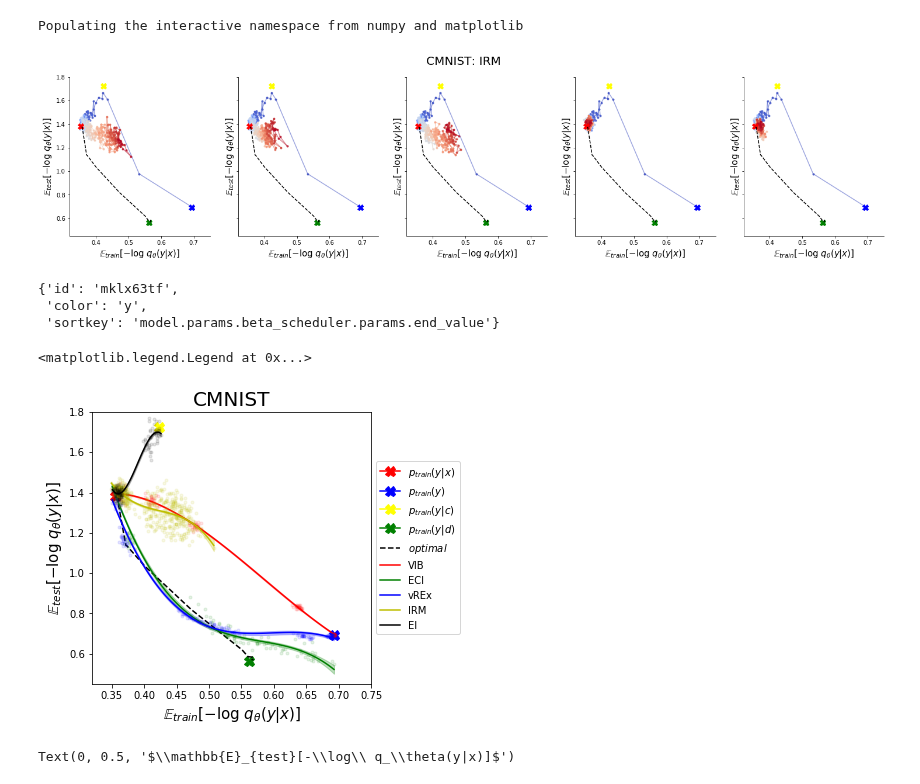
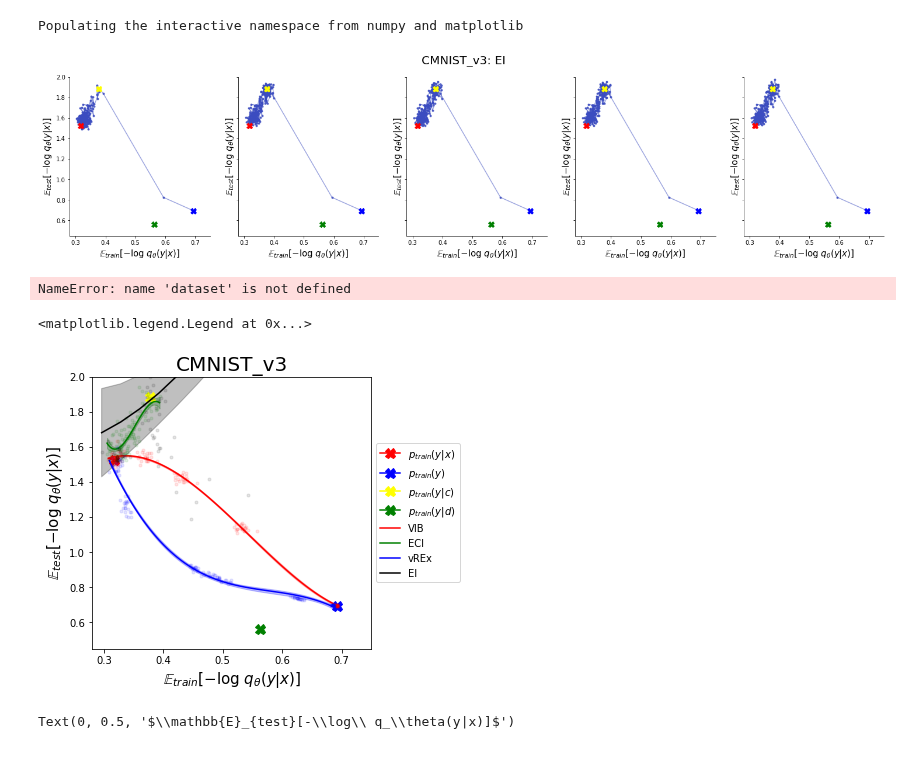
Before and after one commit to mfederici/JADE, a Jupyter notebook: results.ipynb, the cells around one changed output. Drawn from its saved outputs; the diff is of its cells as text; code cells hidden in the pictures.

Commit message:
CMNIST configuration update

```diff
--- a/results.ipynb
+++ b/results.ipynb
@@ -40,6 +40,13 @@ sweeps = {
         'vREx':{'id':'7jxcnbit', 'color':'b','sortkey':'model.params.beta_scheduler.params.end_value'},
         'EI':{'id':'965r8yyo', 'color':'k', 'sortkey':'model.params.beta_scheduler.params.end_value'}, #increase adv-steps
         #'ERM': {'id':'57ztrhmp', 'color':'purple', 'sortkey':'model.params.beta_scheduler.params.end_value'},
+    },
+    'CMNIST_v3':
+    {
+        'VIB':{'id':'faw3adou', 'color':'r', 'sortkey':'model.params.beta_scheduler.params.end_value'},
+        'ECI':{'id':'x1ojtoab', 'color':'g', 'sortkey':'model.params.beta_scheduler.params.end_value'},
+        'vREx':{'id':'jp0symme', 'color':'b','sortkey':'model.params.beta_scheduler.params.end_value'},
+        'EI':{'id':'asta04qs', 'color':'k', 'sortkey':'model.params.beta_scheduler.params.end_value'},
     },
     'SpeechCommands':{
         #'ERM': {'id':'feb2qdue', 'color':'r', 'sortkey':'model.encoder.dropout'},
@@ -103,6 +110,26 @@ def sample_data(run, samples=None, consider_last=None):
              'step': r['_step']} for r in h if 'test_ce' in r]
     return pd.DataFrame(data)
 
+
+def _get_last_data(run, consider_last=None):
+        if consider_last is None:
+            h = run.scan_history()
+        else:
+            min_step = run.lastHistoryStep-consider_last
+            h = run.scan_history(min_step=min_step)
+        data = [{'train':r['CE(train_t0)'],
+                 'test':r['CE(test_t1)'],
+                 'step': r['_step']} for r in h if 'CE(test_t1)' in r]
+        return pd.DataFrame(data)
+
+def _sample_data(run, samples=None, consider_last=None):
+    h = run.history(samples=samples, pandas=False)
+
+    data = [{'train':r['CE(train_t0)'],
+             'test':r['CE(test_t1)'],
+             'step': r['_step']} for r in h if 'CE(test_t1)' in r]
+    return pd.DataFrame(data)
+
 process_run = {
     'CMNIST': {
         'get_last': get_last_mixed_data,
@@ -114,6 +141,11 @@ process_run = {
         'get_all': get_last_data,
         'sample': sample_data
     },
+    'CMNIST_v3': {
+        'get_last': _get_last_data,
+        'get_all': _get_last_data,
+        'sample': _sample_data
+    },
     'SpeechCommands': {
         'get_last': get_last_data,
         'get_all': get_last_data,
@@ -328,8 +400,8 @@ def decorate_plot(config, ax):
     ax.set_xlabel('$\\mathbb{E}_{train}[-\\log\\ q_\\theta(y|x)]$', size=15)
     ax.set_ylabel('$\\mathbb{E}_{test}[-\\log\\ q_\\theta(y|x)]$', size=15)
 # %%
-dataset = 'CMNIST'
-model = 'IRM'
+dataset = 'CMNIST_v3'
+model = 'EI'
 
 sweep = api.sweep('causal-mib/%s'%sweeps[dataset][model]['id'])
 
@@ -363,7 +435,8 @@ for j,run in enumerate(tqdm(runs)):
         ax[j].set_title('%s= %f'%(title_name, run.config[title_param]))
 
     run_data = process_run[dataset]['get_all'](run)
-    colors = np.array([cmap(v/run_data['step'].values.max()) for v in run_data['step'].values])
+    colors = np.array([cmap(v/run_data['step'].values.max()//2) for v in run_data['step'].values[:len(run_data['step'].values)//2]])
+
 
     for i in range(len(colors)):
         ax[j].plot(run_data['train'][i], run_data['test'][i],'.',color=colors[i], alpha=0.8)
@@ -377,13 +450,11 @@ for j,run in enumerate(tqdm(runs)):
 
 #ax[-1].legend(fontsize=12)
 # %% [output]
-[figure, old version]
+[figure, new version]
 # %%
 sweeps[dataset][model]
 # %% [output]
-{'id': 'mklx63tf',
- 'color': 'y',
- 'sortkey': 'model.params.beta_scheduler.params.end_value'}
+NameError: name 'dataset' is not defined
 # %%
 
 
@@ -442,39 +513,39 @@ def plot_sweep_result(runs, get_last_run_data, sortkey, ax, uncertainty_alpha=0.
 consider_last = 5000
 
 
-datasets = ['CMNIST']#, 'CMNIST_v2']
+datasets = [ 'CMNIST_v3']
 #datasets = ['SpeechCommands']
 
 f, ax = plt.subplots(1,len(datasets),figsize=(5*len(datasets),5))
 if len(datasets)==1:
     ax=[ax]
 
 for i, dataset in enumerate(tqdm(datasets)):
     decorate_plot(t_results[dataset], ax[i])
 
 
     for sweep_name, sweep_data in tqdm(sweeps[dataset].items()):
         sweep = api.sweep('causal-mib/%s' % sweep_data['id'])
 
         select = None
         if 'select' in sweeps[dataset][sweep_name]:
             select = sweeps[dataset][sweep_name]['select']
             runs = [run for run in sweep.runs if run.config[select['name']] == select['value']]
         else:
             runs = sweep.runs
 
         plot_sweep_result(runs, process_run[dataset]['get_last'],
                           sortkey=sweep_data['sortkey'], ax=ax[i],
 
                           color=sweep_data['color'],
                           label=sweep_name, consider_last=consider_last)
 
 
     ax[i].set_title(dataset, size=20)
 ax[-1].legend(loc='center left', bbox_to_anchor=(1, 0.5))
 # %% [output]
 <matplotlib.legend.Legend at 0x...>
-[figure, old version]
+[figure, new version]
 # %%
 f, ax = plt.subplots(1,1)
 
```
Also changed, not shown: parts of 1 cell of this notebook, 5 other files.
